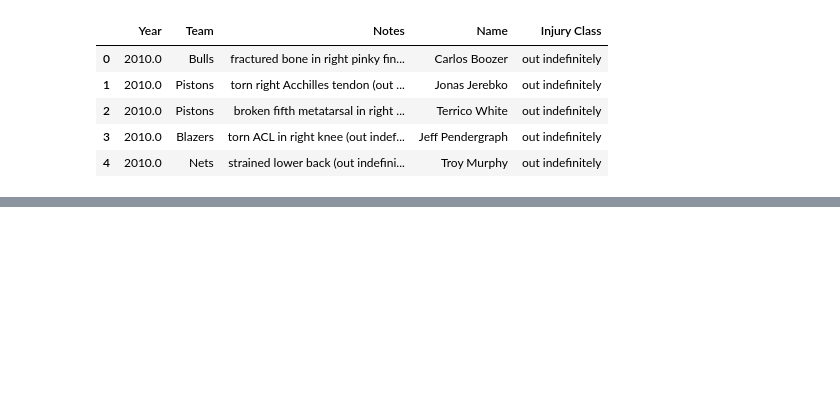
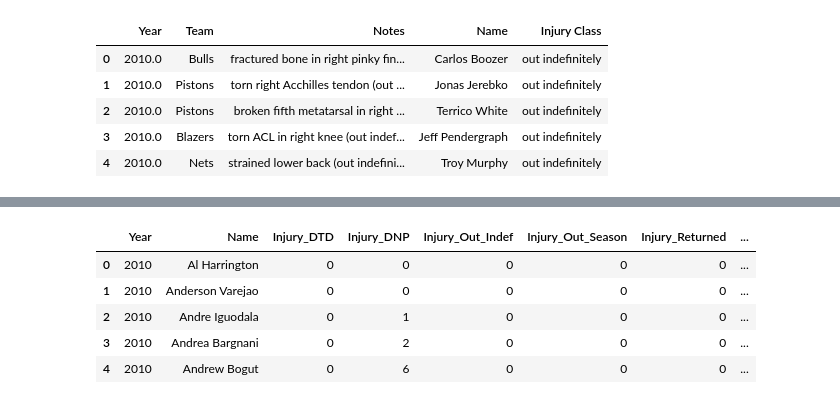
Before and after one commit to xudaiyanzi/NBA_players_salary, a Jupyter notebook: injuries/Injuries_CSV_Processing.ipynb, the cells around one changed output, grey strips where cells are left out. Saved outputs shown, nothing was run; the diff lists cells and outputs as text; code cells hidden in the pictures; blank space fills up the shorter version.

```diff
--- a/injuries/Injuries_CSV_Processing.ipynb
+++ b/injuries/Injuries_CSV_Processing.ipynb
@@ -331,0 +438,16 @@ TypeError: count() takes 1 positional argument but 2 were given
+# %%
+DF = DF.fillna(0)
+DF['Injury_DTD'] = DF['Injury_DTD'].astype(int)
+DF['Injury_DNP'] = DF['Injury_DNP'].astype(int)
+DF['Injury_Out_Indef'] = DF['Injury_Out_Indef'].astype(int)
+DF['Injury_Out_Season'] = DF['Injury_Out_Season'].astype(int)
+DF['Injury_Returned'] = DF['Injury_Returned'].astype(int)
+DF['Injury_Other'] = DF['Injury_Other'].astype(int)
+DF.head()
+# %% [output]
+|  | Year | Name | Injury_DTD | Injury_DNP | Injury_Out_Indef | Injury_Out_Season | Injury_Returned | ... |
+| 0 | 2010 | Al Harrington | 0 | 0 | 0 | 0 | 0 | ... |
+| 1 | 2010 | Anderson Varejao | 0 | 0 | 0 | 0 | 0 | ... |
+| 2 | 2010 | Andre Iguodala | 0 | 1 | 0 | 0 | 0 | ... |
+| 3 | 2010 | Andrea Bargnani | 0 | 2 | 0 | 0 | 0 | ... |
+| 4 | 2010 | Andrew Bogut | 0 | 6 | 0 | 0 | 0 | ... |
```
Also changed, not shown: parts of 17 cells of this notebook, 1 other file.
